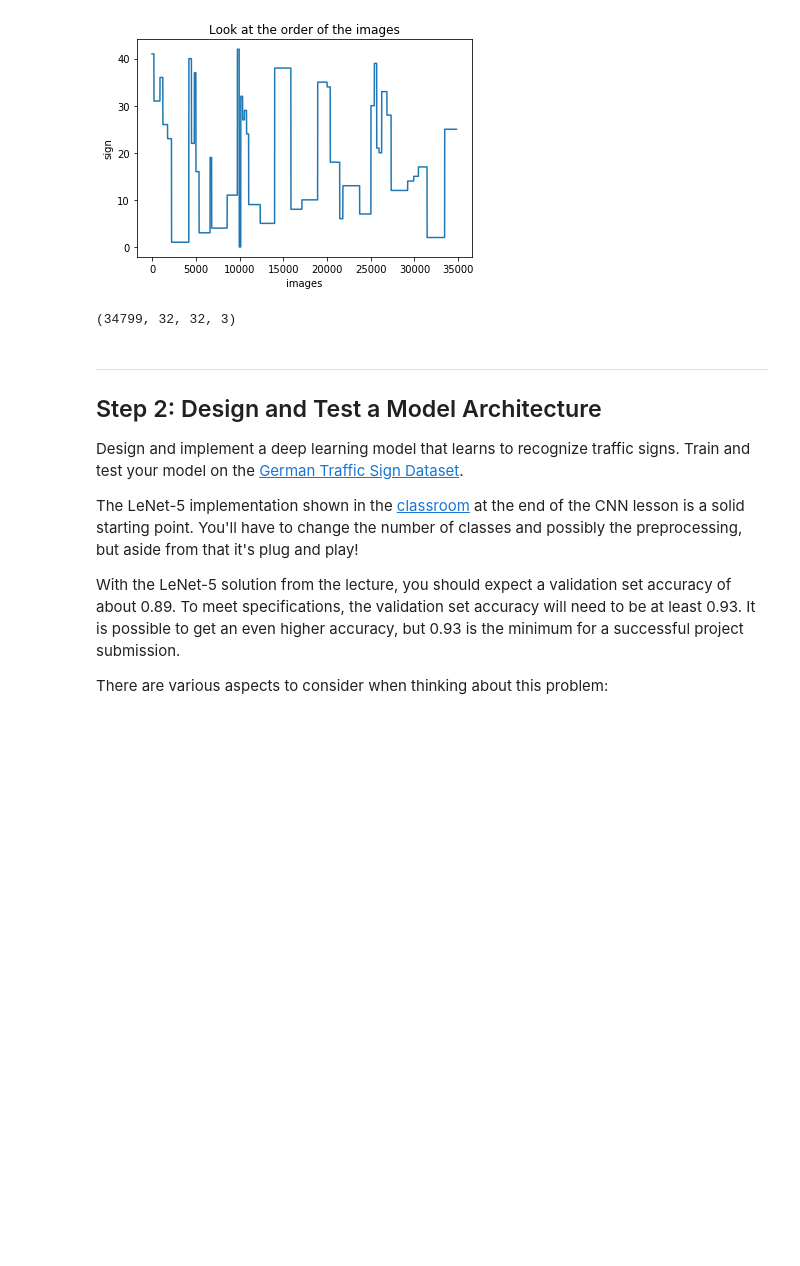
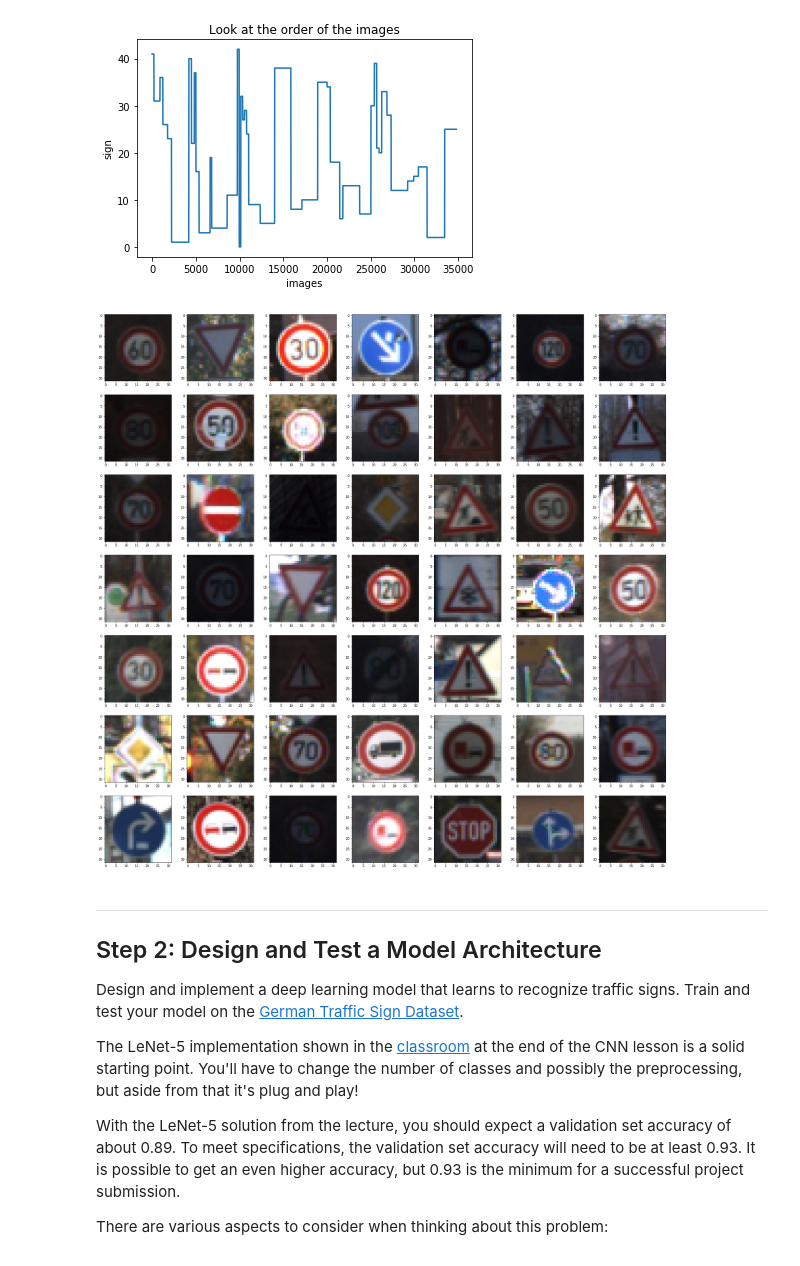
Before and after one commit to malnakli/CarND-Traffic-Sign-Classifier-Project, a Jupyter notebook: Traffic_Sign_Classifier.ipynb, the cells around one changed output. Cells and saved outputs as stored; diff of their text form; code cells hidden in the pictures; blank space fills up the shorter version.

```diff
--- a/Traffic_Sign_Classifier.ipynb
+++ b/Traffic_Sign_Classifier.ipynb
@@ -131,21 +137,22 @@ plt.show()
 Road narrows on the right
 [figure]
 # %%
-# show image
+# show image training
 image_width = train["features"].shape[1]
 image_height = train["features"].shape[2]
 output_image = train["features"]
-print( train["features"].shape)
+
 # taken from stackoverflow
 fig = plt.figure(figsize=(32, 32))
-for i in range(200):
-    sub = fig.add_subplot(50, 4, i + 1)
-    sub.imshow(output_image[i,:,:,:])
+for i in range(49):
+    index = randint(0, n_train)
+    sub = fig.add_subplot(7, 7, i + 1)
+    sub.imshow(output_image[index,:,:,:])
 
 #img=mpimg.imread(df_train["features"][0][0])
 # img.show()
 # %% [output]
-(34799, 32, 32, 3)
+[figure, added]
 # %% [markdown]
 ----
 
```
Also changed, not shown: parts of 9 cells of this notebook.
